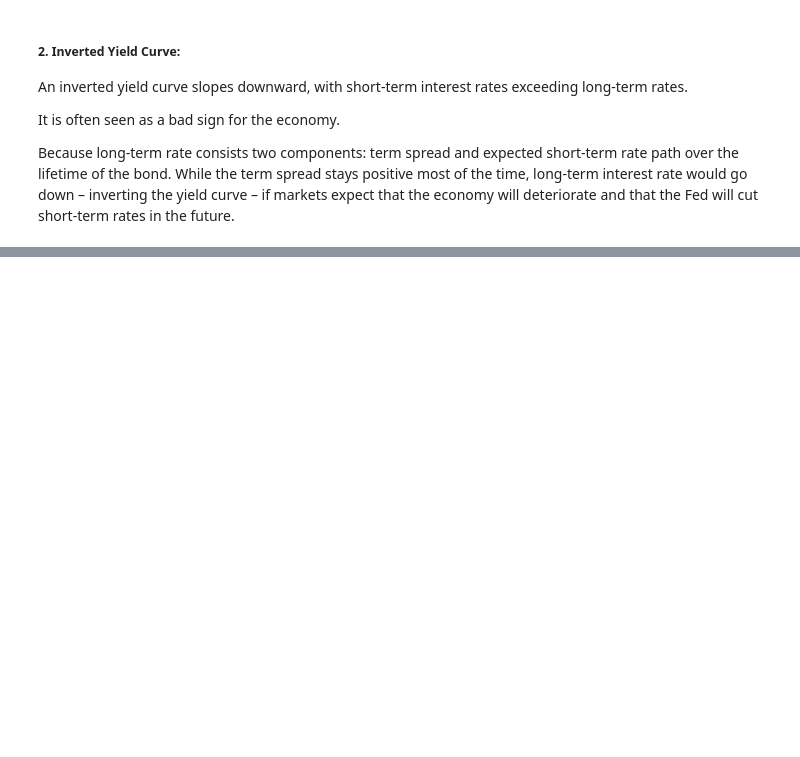
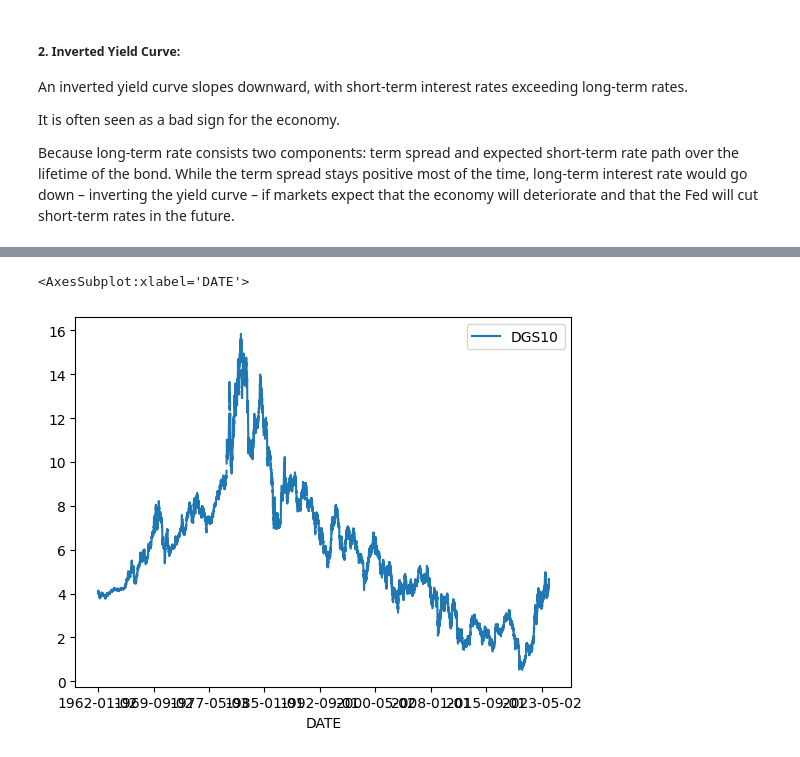
Before and after one commit to SGPPellow/Yield-Curve, a Jupyter notebook: Yield Curve.ipynb, the cells around one changed output, grey strips where cells are left out. Drawn from its saved outputs; the diff is of its cells as text; code cells hidden in the pictures; blank space fills up the shorter version.

```diff
--- a/Yield Curve.ipynb
+++ b/Yield Curve.ipynb
@@ -19,0 +24,2 @@ Because long-term rate consists two components: term spread and expected short-t
+# %%
+data = pd.read_csv('./data/DGS10.csv',index_col = 0,na_values = ['.'])
@@ -19,0 +43,5 @@ Because long-term rate consists two components: term spread and expected short-t
+# %%
+data.plot()
+# %% [output]
+<AxesSubplot:xlabel='DATE'>
+[figure, added]
```
Also changed, not shown: parts of 3 cells of this notebook, 1 other file.
